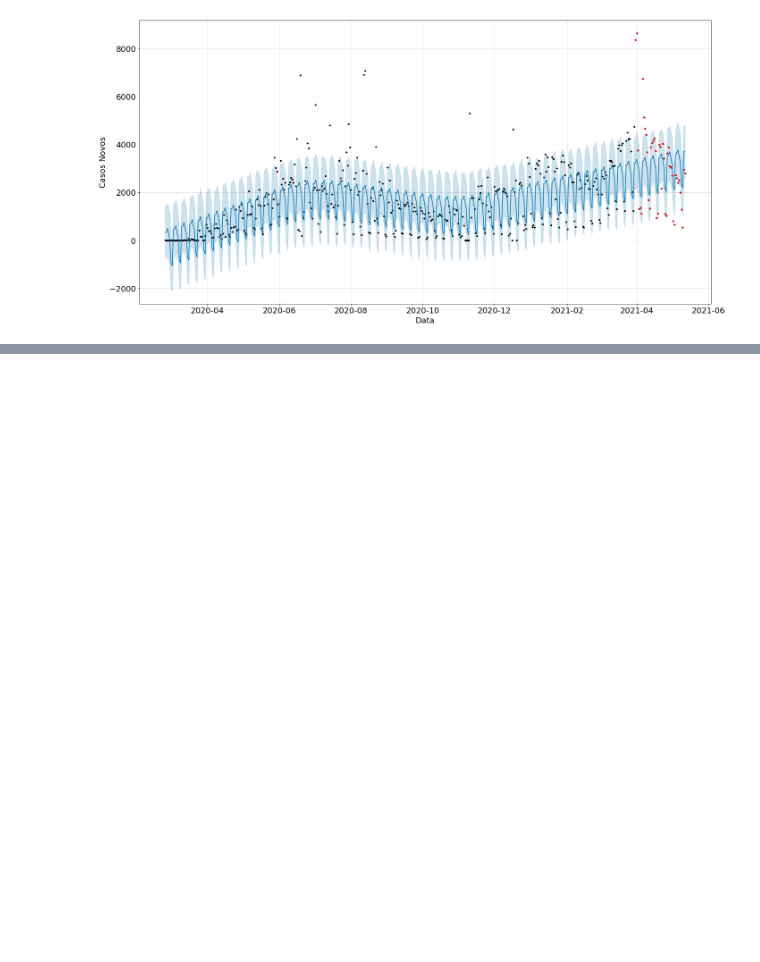
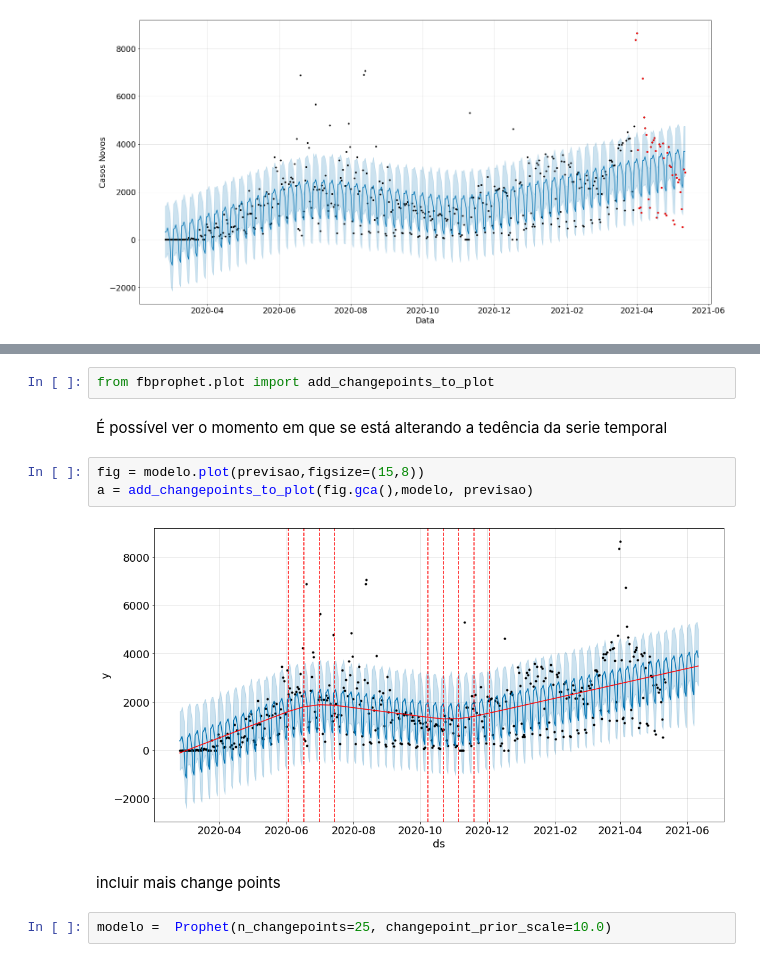
Before and after one commit to laugustovieira/prophet_covid, a Jupyter notebook: prophet_covid.ipynb, the cells around one changed output, grey strips where cells are left out. Saved outputs shown, nothing was run; the diff lists cells and outputs as text; blank space fills up the shorter version.

```diff
--- a/prophet_covid.ipynb
+++ b/prophet_covid.ipynb
@@ -314,0 +316,13 @@ modelo2.plot_components(previsao2, figsize = (15,8));
+# %%
+from fbprophet.plot import add_changepoints_to_plot
+# %% [markdown]
+É possível ver o momento em que se está alterando a tedência da serie temporal
+# %%
+fig = modelo.plot(previsao,figsize=(15,8))
+a = add_changepoints_to_plot(fig.gca(),modelo, previsao)
+# %% [output]
+[figure, added]
+# %% [markdown]
+incluir mais change points
+# %%
+modelo =  Prophet(n_changepoints=25, changepoint_prior_scale=10.0)
```
Also changed, not shown: parts of 13 cells of this notebook.
